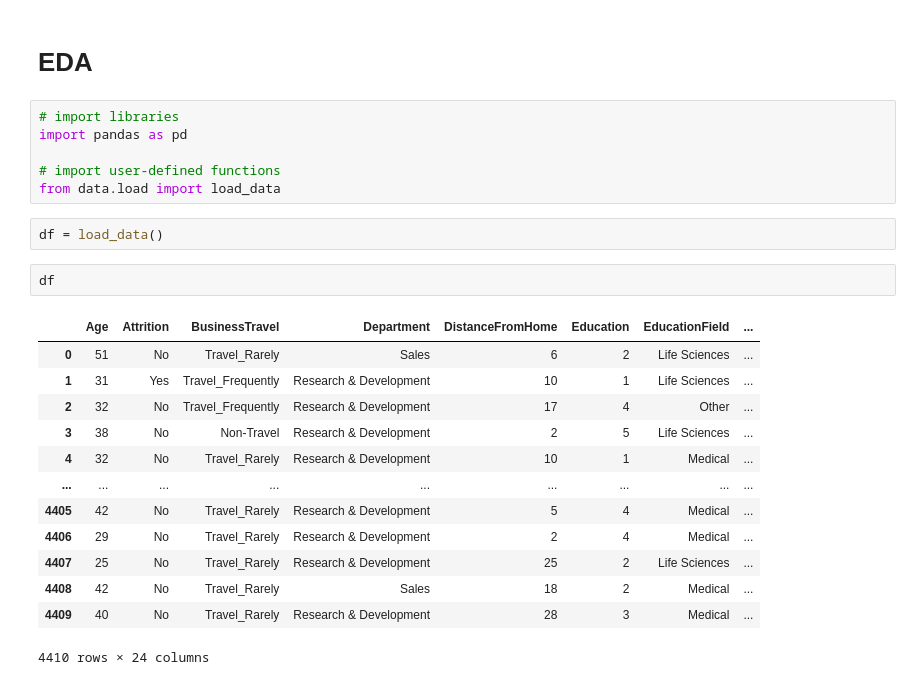
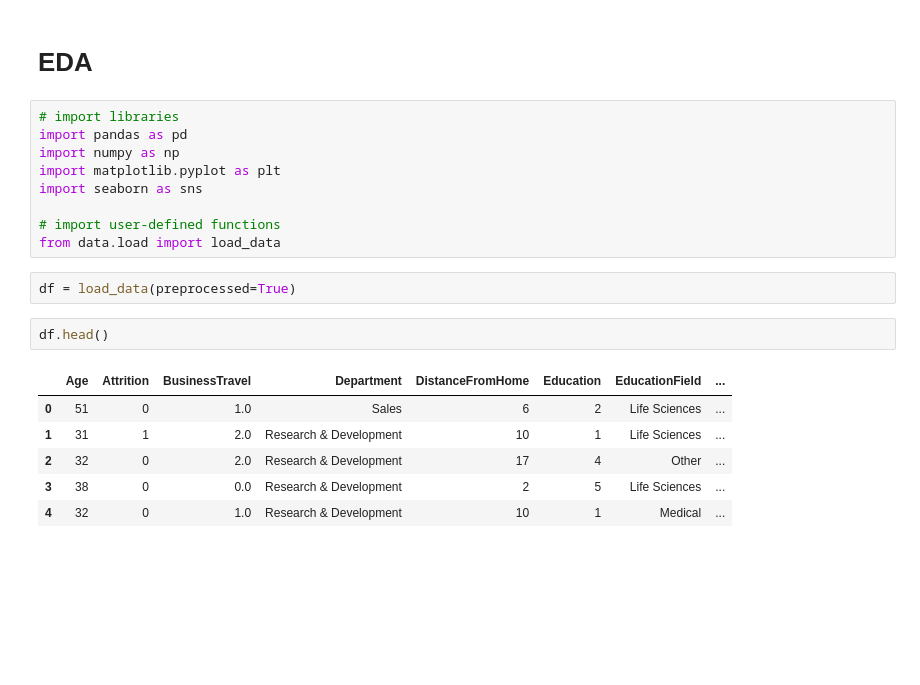
Before and after one commit to kkdsdesilva/employee-attrition-rate, a Jupyter notebook: notebooks/eda.ipynb, the cells around one changed output. Saved outputs shown, nothing was run; the diff lists cells and outputs as text; blank space fills up the shorter version.

```diff
--- a/notebooks/eda.ipynb
+++ b/notebooks/eda.ipynb
@@ -3,24 +3,20 @@
 # %%
 # import libraries
 import pandas as pd
+import numpy as np
+import matplotlib.pyplot as plt
+import seaborn as sns
 
 # import user-defined functions
 from data.load import load_data
 # %%
-df = load_data()
+df = load_data(preprocessed=True)
 # %%
-df
+df.head()
 # %% [output]
 |  | Age | Attrition | BusinessTravel | Department | DistanceFromHome | Education | EducationField | ... |
-| 0 | 51 | No | Travel_Rarely | Sales | 6 | 2 | Life Sciences | ... |
-| 1 | 31 | Yes | Travel_Frequently | Research & Development | 10 | 1 | Life Sciences | ... |
-| 2 | 32 | No | Travel_Frequently | Research & Development | 17 | 4 | Other | ... |
-| 3 | 38 | No | Non-Travel | Research & Development | 2 | 5 | Life Sciences | ... |
-| 4 | 32 | No | Travel_Rarely | Research & Development | 10 | 1 | Medical | ... |
-| ... | ... | ... | ... | ... | ... | ... | ... | ... |
-| 4405 | 42 | No | Travel_Rarely | Research & Development | 5 | 4 | Medical | ... |
-| 4406 | 29 | No | Travel_Rarely | Research & Development | 2 | 4 | Medical | ... |
-| 4407 | 25 | No | Travel_Rarely | Research & Development | 25 | 2 | Life Sciences | ... |
-| 4408 | 42 | No | Travel_Rarely | Sales | 18 | 2 | Medical | ... |
-| 4409 | 40 | No | Travel_Rarely | Research & Development | 28 | 3 | Medical | ... |
+| 0 | 51 | 0 | 1.0 | Sales | 6 | 2 | Life Sciences | ... |
+| 1 | 31 | 1 | 2.0 | Research & Development | 10 | 1 | Life Sciences | ... |
+| 2 | 32 | 0 | 2.0 | Research & Development | 17 | 4 | Other | ... |
+| 3 | 38 | 0 | 0.0 | Research & Development | 2 | 5 | Life Sciences | ... |
+| 4 | 32 | 0 | 1.0 | Research & Development | 10 | 1 | Medical | ... |
-4410 rows × 24 columns
```
Also changed, not shown: parts of 5 cells of this notebook, 1 other file.
